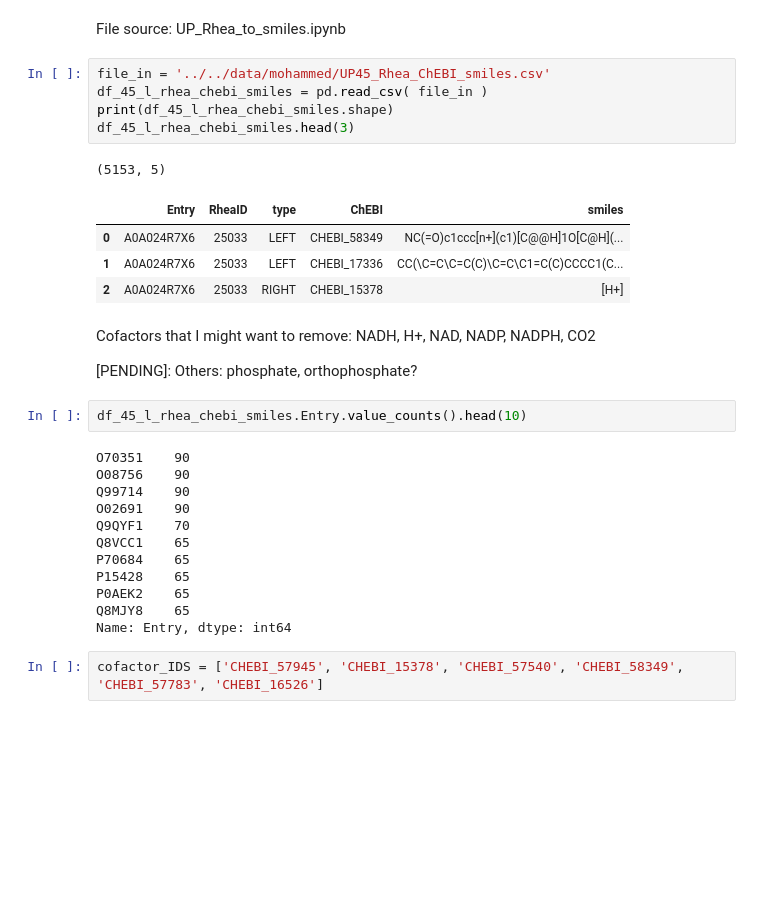
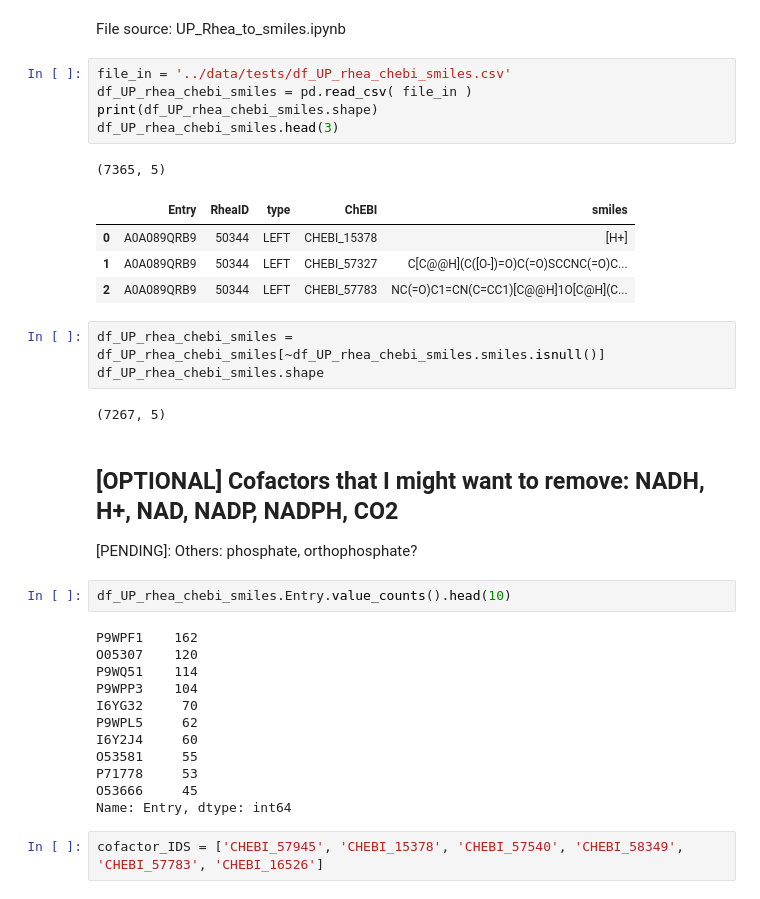
Before and after one commit to ajinich/mtb_tn_db, a Jupyter notebook: ml-standardised_data/smiles_clustering_vis.ipynb, the cells around one changed output. Drawn from its saved outputs; the diff is of its cells as text; blank space fills up the shorter version.

```diff
--- a/ml-standardised_data/smiles_clustering_vis.ipynb
+++ b/ml-standardised_data/smiles_clustering_vis.ipynb
@@ -65,33 +65,38 @@ def choose_k(data, max_clus):
 # %% [markdown]
 File source: UP_Rhea_to_smiles.ipynb
 # %%
-file_in = '../../data/mohammed/UP45_Rhea_ChEBI_smiles.csv'
-df_45_l_rhea_chebi_smiles = pd.read_csv( file_in )
-print(df_45_l_rhea_chebi_smiles.shape)
-df_45_l_rhea_chebi_smiles.head(3)
+file_in = '../data/tests/df_UP_rhea_chebi_smiles.csv'
+df_UP_rhea_chebi_smiles = pd.read_csv( file_in )
+print(df_UP_rhea_chebi_smiles.shape)
+df_UP_rhea_chebi_smiles.head(3)
 # %% [output]
-(5153, 5)
+(7365, 5)
 |  | Entry | RheaID | type | ChEBI | smiles |
-| 0 | A0A024R7X6 | 25033 | LEFT | CHEBI_58349 | NC(=O)c1ccc[n+](c1)[C@@H]1O[C@H](... |
-| 1 | A0A024R7X6 | 25033 | LEFT | CHEBI_17336 | CC(\C=C\C=C(C)\C=C\C1=C(C)CCCC1(C... |
-| 2 | A0A024R7X6 | 25033 | RIGHT | CHEBI_15378 | [H+] |
+| 0 | A0A089QRB9 | 50344 | LEFT | CHEBI_15378 | [H+] |
+| 1 | A0A089QRB9 | 50344 | LEFT | CHEBI_57327 | C[C@@H](C([O-])=O)C(=O)SCCNC(=O)C... |
+| 2 | A0A089QRB9 | 50344 | LEFT | CHEBI_57783 | NC(=O)C1=CN(C=CC1)[C@@H]1O[C@H](C... |
+# %%
+df_UP_rhea_chebi_smiles = df_UP_rhea_chebi_smiles[~df_UP_rhea_chebi_smiles.smiles.isnull()]
+df_UP_rhea_chebi_smiles.shape
+# %% [output]
+(7267, 5)
 # %% [markdown]
-Cofactors that I might want to remove: NADH, H+, NAD, NADP, NADPH, CO2
+## [OPTIONAL] Cofactors that I might want to remove: NADH, H+, NAD, NADP, NADPH, CO2
 
 [PENDING]: Others: phosphate, orthophosphate?
 # %%
-df_45_l_rhea_chebi_smiles.Entry.value_counts().head(10)
+df_UP_rhea_chebi_smiles.Entry.value_counts().head(10)
 # %% [output]
-O70351    90
-O08756    90
-Q99714    90
-O02691    90
-Q9QYF1    70
-Q8VCC1    65
-P70684    65
-P15428    65
-P0AEK2    65
-Q8MJY8    65
+P9WPF1    162
+O05307    120
+P9WQ51    114
+P9WPP3    104
+I6YG32     70
+P9WPL5     62
+I6Y2J4     60
+O53581     55
+P71778     53
+O53666     45
 Name: Entry, dtype: int64
 # %%
 cofactor_IDS = ['CHEBI_57945', 'CHEBI_15378', 'CHEBI_57540', 'CHEBI_58349', 'CHEBI_57783', 'CHEBI_16526']
```
Also changed, not shown: parts of 47 cells of this notebook, 1 other file.
